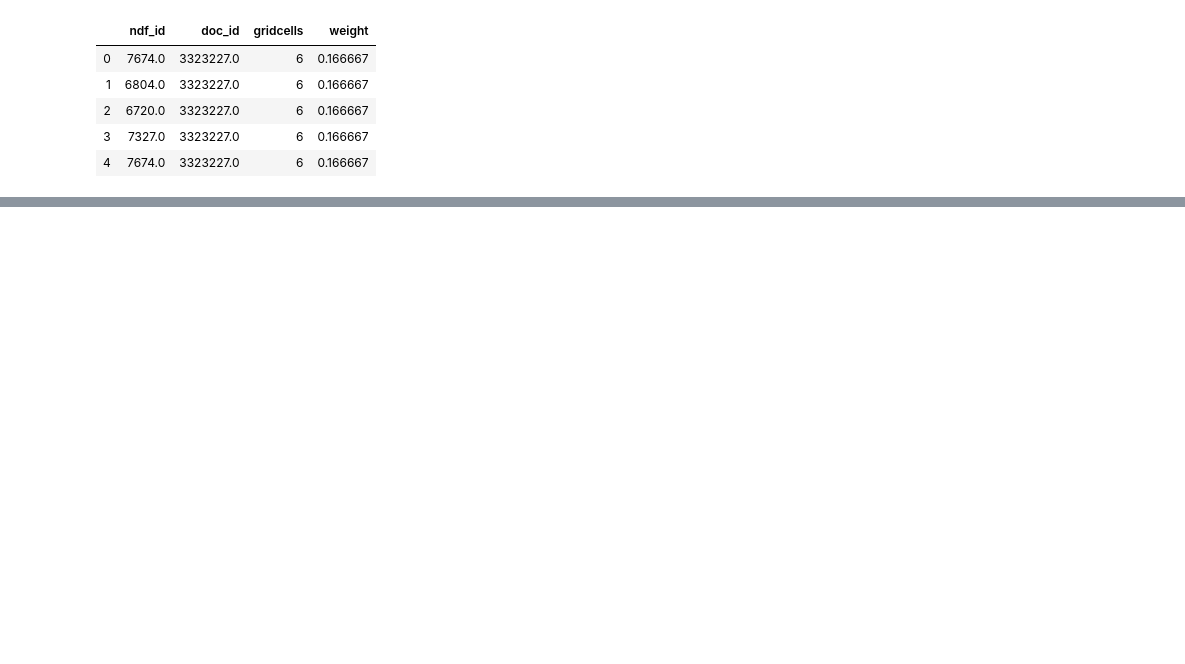
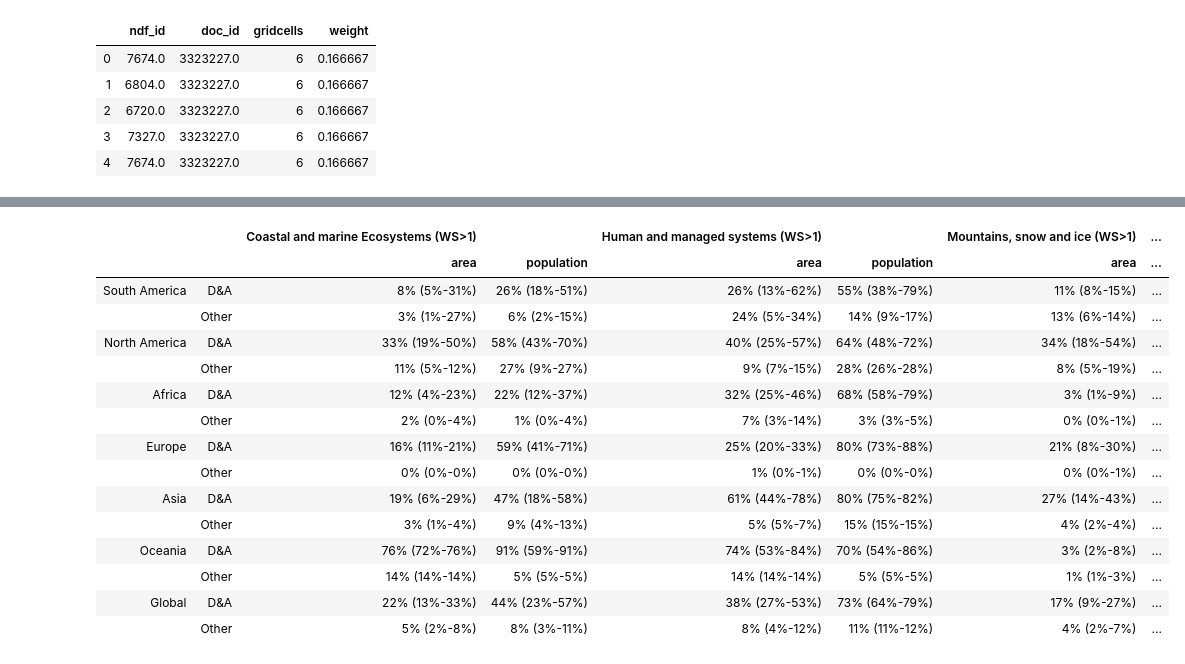
Before and after one commit to mcallaghan/regional-impacts-map, a Jupyter notebook: analysis/5e_tables.ipynb, the cells around one changed output, grey strips where cells are left out. Saved outputs shown, nothing was run; the diff lists cells and outputs as text; code cells hidden in the pictures; blank space fills up the shorter version.

```diff
--- a/analysis/5e_tables.ipynb
+++ b/analysis/5e_tables.ipynb
@@ -37,0 +47,93 @@ continents = [
+# %%
+sector_total = sector_cols + [" - Total - "]
+sector_labels = [x.split(' - ')[1].replace('managed','managed systems').replace('ES','ecosystems') for x in sector_total]
+sector_labels = [x + " (WS>5)" if "Total" in x else x + " (WS>1)" for x in sector_labels ]
+
+colindex = pd.MultiIndex.from_tuples(list(itertools.product(*[sector_labels,["area","population"]])))
+glob_index = pd.MultiIndex.from_tuples(list(itertools.product(*[continents + ["Global"],["D&A","Other"]])))
+table = pd.DataFrame(index=glob_index,columns=colindex)
+
+def ci_area_sum(ndf, sub_ndf, threshold, var):
+    results = []
+    if var=="area":
+        ndf = ndf[ndf['is_land']==True]
+        sub_ndf = sub_ndf[sub_ndf['is_land']==True]
+
+    ndf_sum = ndf[var].sum()
+    for suffix in ["","_lower","_upper"]:
+        results.append(sub_ndf[sub_ndf[f"total_study_prop{suffix}"]>=threshold][var].sum()/ndf_sum)
+
+    return f"{results[0]:.0%} ({results[1]:.0%}-{results[2]:.0%})"
+
+def ci_df(df, var_list):
+    lower_df = df
+    mid_df = df
+    upper_df = df
+    for var in var_list:
+        mid_df = mid_df[mid_df[var]>=0.5]
+        upper_df = upper_df[upper_df[var.replace("mean_prediction","upper_pred")]>=0.5]
+        lower_df = lower_df[lower_df[var.replace("mean_prediction","lower_pred")]>=0.5]
+
+    return [mid_df.id, lower_df.id, upper_df.id]
+
+for i, continent in enumerate(continents+["Global"]):
+    if continent=="Global":
+        ndf_ids = df['index']
+        cdf = impact_drivers
+    else:
+        ndf_ids = shp_ndf_df[shp_ndf_df['CONTINENT']==continent].ndf_id
+        group = doc_continents[doc_continents["continent"]==continent]
+        cdf = impact_drivers[impact_drivers['id'].isin(group.doc_id)]
+    for k, sector in enumerate(sector_total):
+        if sector==" - Total - ":
+            mid_ids, lower_ids, upper_ids = ci_df(cdf,['0 - relevance - mean_prediction'])
+            thresh = 5
+        else:
+            mid_ids, lower_ids, upper_ids = ci_df(cdf,['0 - relevance - mean_prediction', sector])
+            thresh = 1
+        id_subsets = [mid_ids, upper_ids, lower_ids]
+        ndf = df[df['index'].isin(ndf_ids)][['index','study_addition','is_land','n_da_impacts','area','population']]
+        for var, driver in [("temp","Temperature"),("precip","Precipitation")]:
+            for l, (label, suffix) in enumerate([(f"{var}_study_prop","mean_prediction"),(f"{var}_study_prop_upper","upper_pred"),(f"{var}_study_prop_lower","lower_pred")]):
+                var_studies = driver_df[(driver_df[f'6 - {driver} - {suffix}']>=0.5) & (driver_df['id'].isin(id_subsets[l]))].id
+                var_ndf = df_ndf[df_ndf['doc_id'].isin(var_studies)].groupby('ndf_id')['weight'].sum().to_frame().rename(columns={"weight":label})
+                ndf = ndf.merge(var_ndf, left_on="index", right_on="ndf_id", how="left")
+                ndf[label] = ndf[label].fillna(0)
+
+        for suffix in ["","_lower","_upper"]:
+
+            ndf.loc[ndf['study_addition']=="temp",f"total_study_prop{suffix}"] = ndf.loc[ndf['study_addition']=="temp",f"temp_study_prop{suffix}"]
+            ndf.loc[ndf['study_addition']=="precip",f"total_study_prop{suffix}"] = ndf.loc[ndf['study_addition']=="precip",f"precip_study_prop{suffix}"]
+            ndf.loc[ndf['study_addition']=="add",f"total_study_prop{suffix}"] = ndf.loc[ndf['study_addition']=="add",[f"precip_study_prop{suffix}",f"temp_study_prop{suffix}"]].sum(axis=1)
+            ndf[f"total_study_prop{suffix}"].fillna(0)
+
+        for j, da in enumerate(["D&A","Other"]):
+            if da=="D&A":
+                sub_ndf = ndf[(abs(ndf['n_da_impacts'])>0)]
+            else:
+                sub_ndf = ndf[(abs(ndf['n_da_impacts'])==0)]
+
+            for var in ["area","population"]:
+                table.loc[(continent,da),(sector_labels[k], var)] = ci_area_sum(ndf, sub_ndf,thresh, var)
+
+table.to_html('../supplementary_data/area_pop_sums.md')
+table.to_excel('../supplementary_data/area_pop_sums.xlsx')
+
+table
+# %% [output]
+|  |  | Coastal and marine Ecosystems (WS>1) |  | Human and managed systems (WS>1) |  | Mountains, snow and ice (WS>1) | ... |
+|  |  | area | population | area | population | area | ... |
+| South America | D&A | 8% (5%-31%) | 26% (18%-51%) | 26% (13%-62%) | 55% (38%-79%) | 11% (8%-15%) | ... |
+|  | Other | 3% (1%-27%) | 6% (2%-15%) | 24% (5%-34%) | 14% (9%-17%) | 13% (6%-14%) | ... |
+| North America | D&A | 33% (19%-50%) | 58% (43%-70%) | 40% (25%-57%) | 64% (48%-72%) | 34% (18%-54%) | ... |
+|  | Other | 11% (5%-12%) | 27% (9%-27%) | 9% (7%-15%) | 28% (26%-28%) | 8% (5%-19%) | ... |
+| Africa | D&A | 12% (4%-23%) | 22% (12%-37%) | 32% (25%-46%) | 68% (58%-79%) | 3% (1%-9%) | ... |
+|  | Other | 2% (0%-4%) | 1% (0%-4%) | 7% (3%-14%) | 3% (3%-5%) | 0% (0%-1%) | ... |
+| Europe | D&A | 16% (11%-21%) | 59% (41%-71%) | 25% (20%-33%) | 80% (73%-88%) | 21% (8%-30%) | ... |
+|  | Other | 0% (0%-0%) | 0% (0%-0%) | 1% (0%-1%) | 0% (0%-0%) | 0% (0%-1%) | ... |
+| Asia | D&A | 19% (6%-29%) | 47% (18%-58%) | 61% (44%-78%) | 80% (75%-82%) | 27% (14%-43%) | ... |
+|  | Other | 3% (1%-4%) | 9% (4%-13%) | 5% (5%-7%) | 15% (15%-15%) | 4% (2%-4%) | ... |
+| Oceania | D&A | 76% (72%-76%) | 91% (59%-91%) | 74% (53%-84%) | 70% (54%-86%) | 3% (2%-8%) | ... |
+|  | Other | 14% (14%-14%) | 5% (5%-5%) | 14% (14%-14%) | 5% (5%-5%) | 1% (1%-3%) | ... |
+| Global | D&A | 22% (13%-33%) | 44% (23%-57%) | 38% (27%-53%) | 73% (64%-79%) | 17% (9%-27%) | ... |
+|  | Other | 5% (2%-8%) | 8% (3%-11%) | 8% (4%-12%) | 11% (11%-12%) | 4% (2%-7%) | ... |
```
Also changed, not shown: parts of 11 cells of this notebook, 16 other files.
